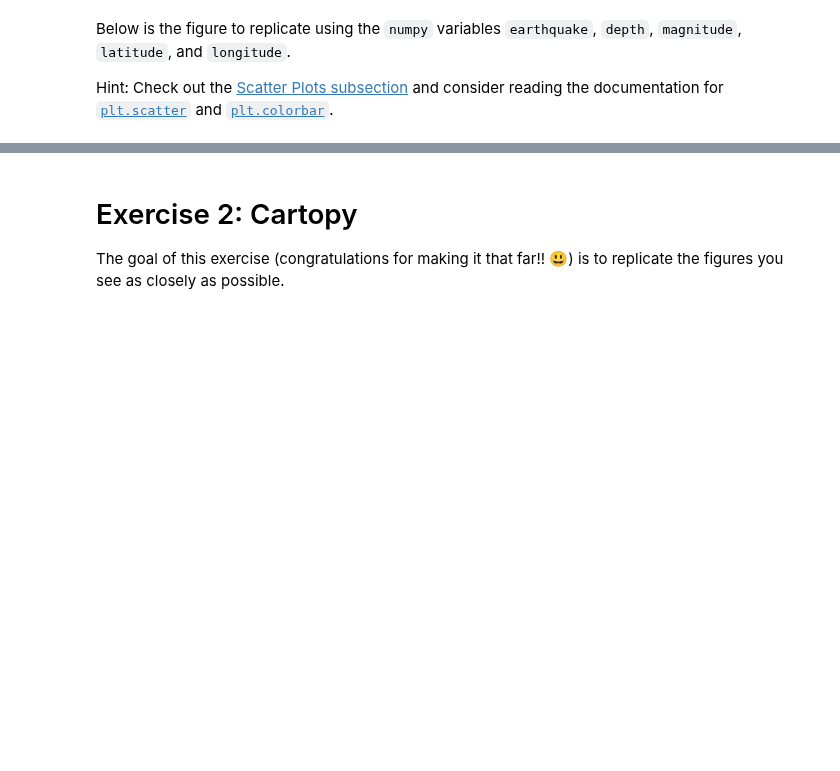
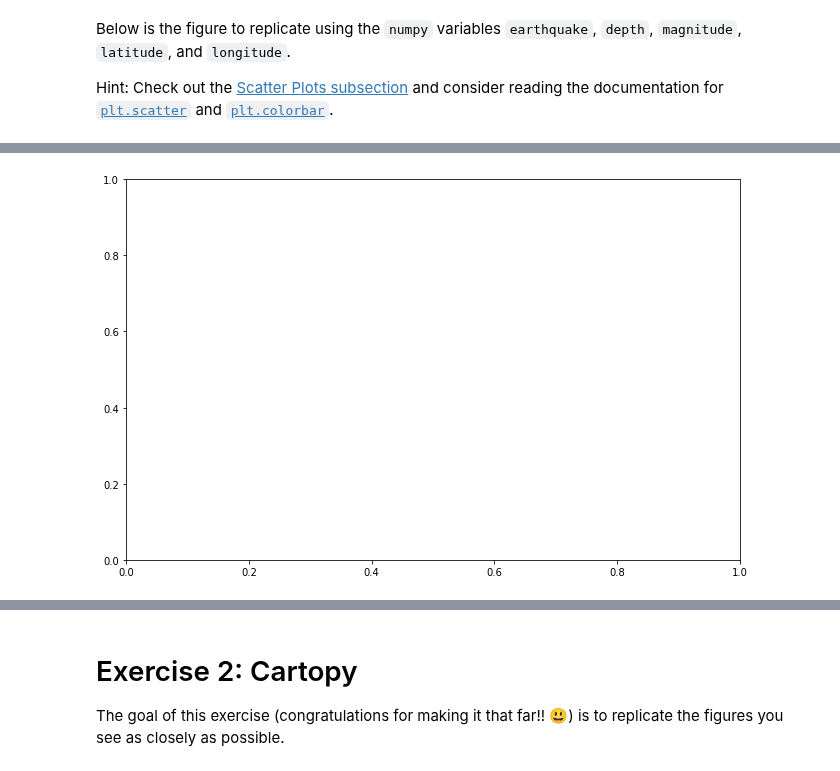
Before and after one commit to Kriegtho/2022_Intro_Python, a Jupyter notebook: Exercises/W2_S2.ipynb, the cells around one changed output, grey strips where cells are left out. Cells and saved outputs as stored; diff of their text form; code cells hidden in the pictures; blank space fills up the shorter version.

```diff
--- a/Exercises/W2_S2.ipynb
+++ b/Exercises/W2_S2.ipynb
@@ -121,3 +121,7 @@ def fmt(x, pos):
     a, b = '{:.2e}'.format(x).split('e')
     b = int(b)
     return r'$10^{{{}}}$'.format(a)
+# %%
+fig,ax = plt.subplots(1, 1, figsize=(11,7))
+# %% [output]
+[figure, added]
```
Also changed, not shown: parts of 8 cells of this notebook.
